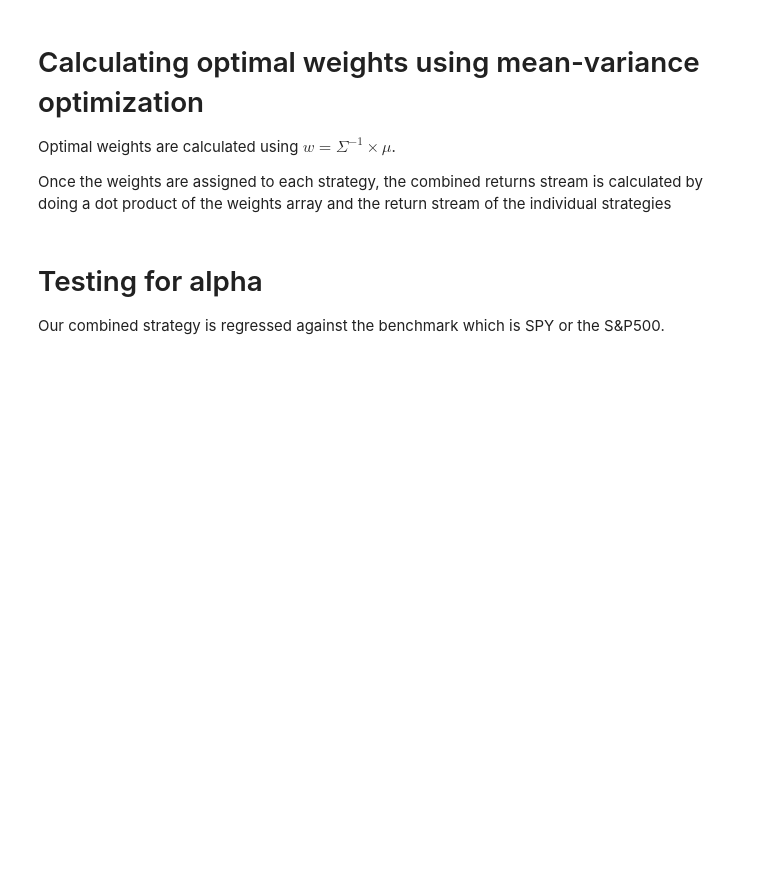
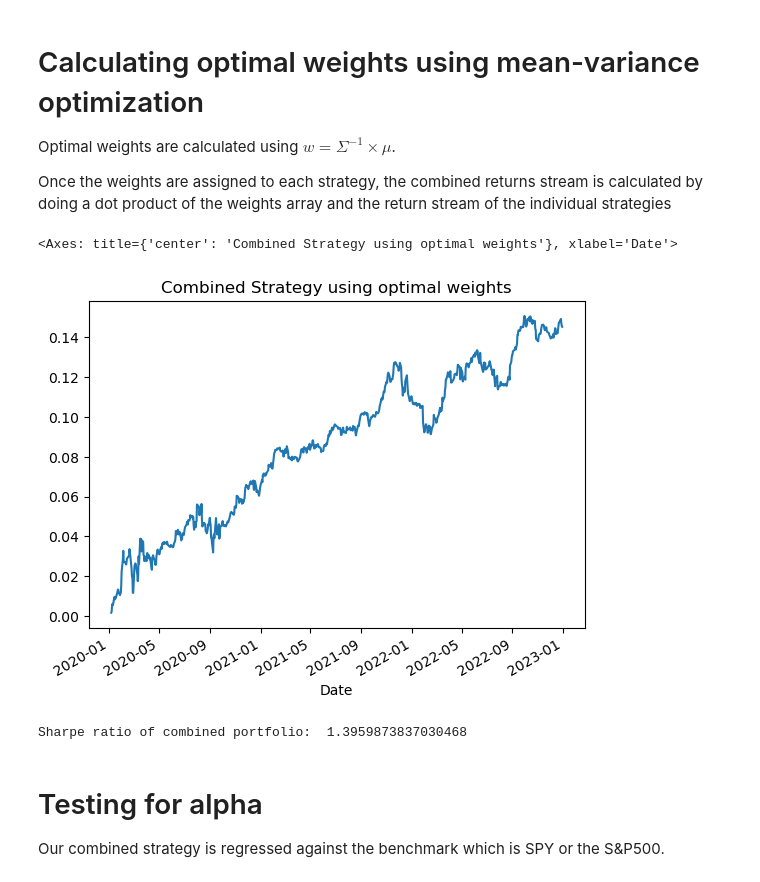
Before and after one commit to anikpunchi/Quant-Strategies, a Jupyter notebook: Combined weighted strategies/Weighted_strategies.ipynb, the cells around one changed output. Drawn from its saved outputs; the diff is of its cells as text; code cells hidden in the pictures; blank space fills up the shorter version.

```diff
--- a/Combined weighted strategies/Weighted_strategies.ipynb
+++ b/Combined weighted strategies/Weighted_strategies.ipynb
@@ -43,12 +61,18 @@ weights = optimal_weights(sigma, mu)
 # %%
 combined_returns = strat @ weights
 
 
 cum_individual = strat.cumsum()
 cum_combined = combined_returns.cumsum()
-cum_combined.plot()
+cum_combined.plot(title = "Combined Strategy using optimal weights")
+# %% [output]
+<Axes: title={'center': 'Combined Strategy using optimal weights'}, xlabel='Date'>
+[figure, added]
 # %%
+new_sharpe = (combined_returns.mean()/combined_returns.std())*np.sqrt(252)
 print("Sharpe ratio of combined portfolio: ", new_sharpe)
+# %% [output]
+Sharpe ratio of combined portfolio:  1.3959873837030468
 # %% [markdown]
 # Testing for alpha
 Our combined strategy is regressed against the benchmark which is SPY or the S&P500.
```
Also changed, not shown: parts of 5 cells of this notebook.
